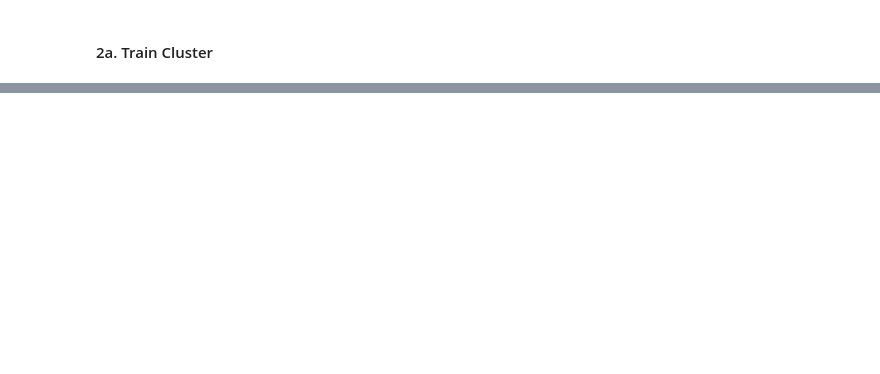
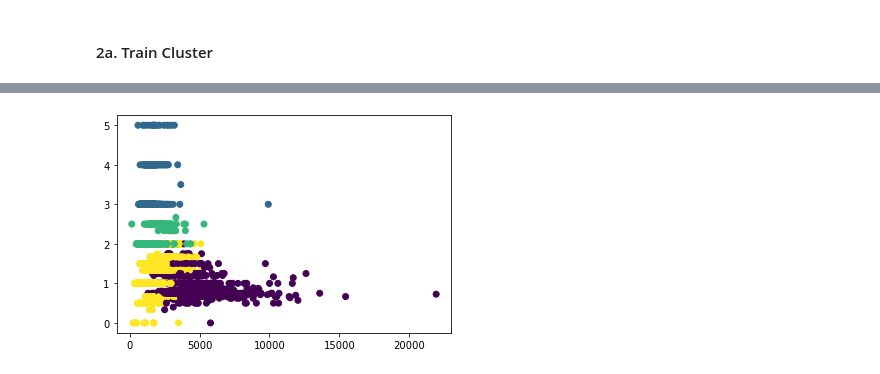
Before and after one commit to CSolitaire/zillow_cluster_project, a Jupyter notebook: mvp.ipynb, the cells around one changed output, grey strips where cells are left out. Drawn from its saved outputs; the diff is of its cells as text; code cells hidden in the pictures; blank space fills up the shorter version.

```diff
--- a/mvp.ipynb
+++ b/mvp.ipynb
@@ -127,0 +169,5 @@ LA_test_clusters
+# %%
+plt.scatter(X_train.calculatedfinishedsquarefeet, X_train.bed_bath_ratio, c=X_train.room_cluster)
+plt.show()
+# %% [output]
+[figure, added]
```
Also changed, not shown: parts of 62 cells of this notebook, 2 other files.
